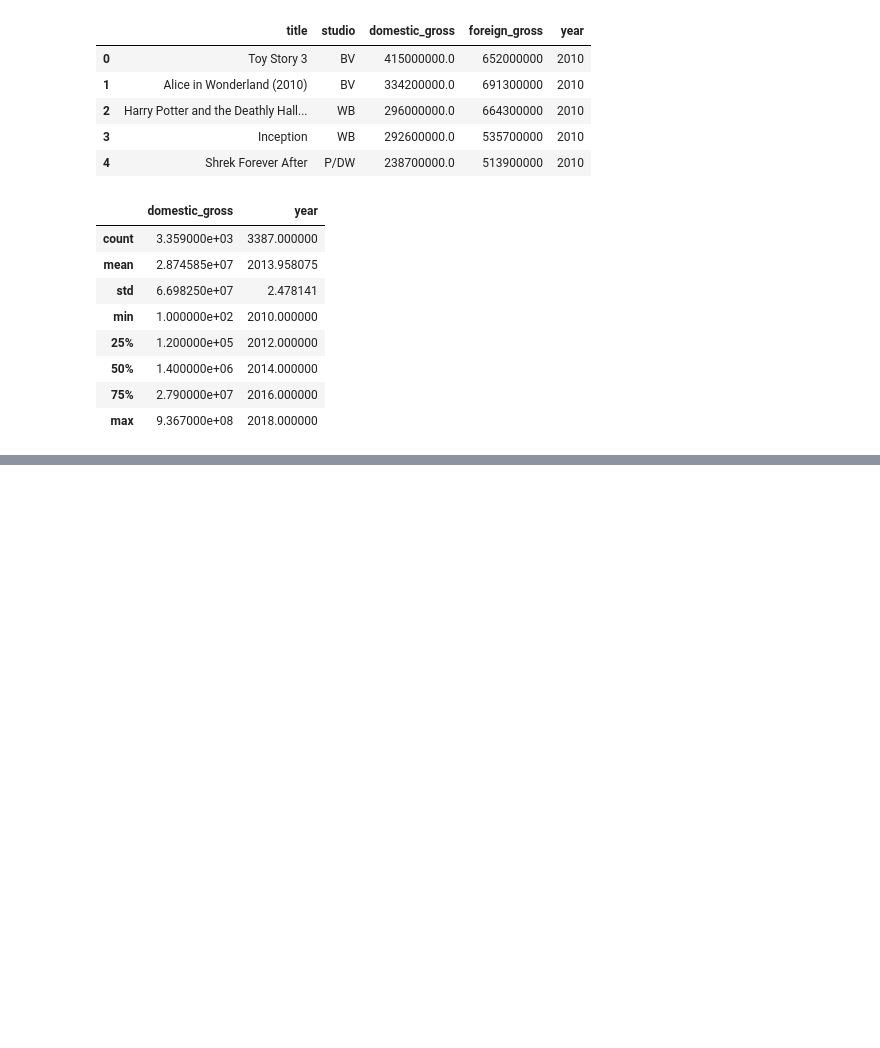
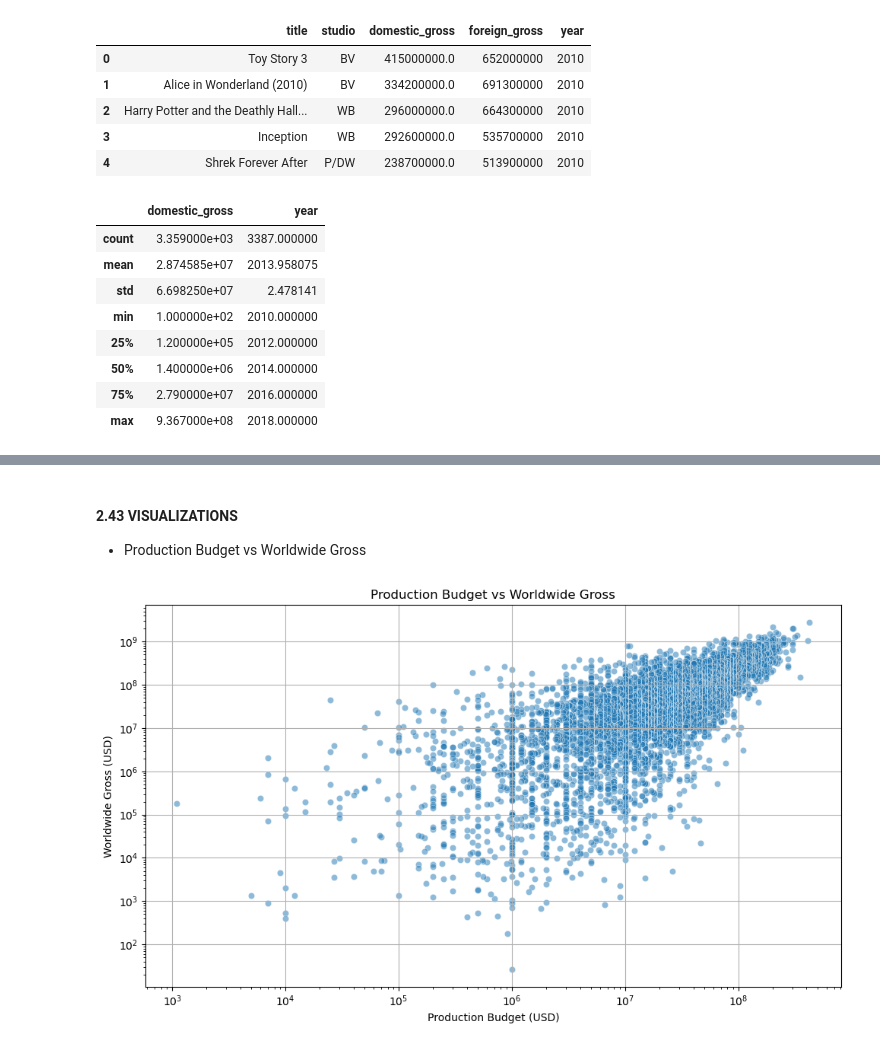
Before and after one commit to MTirop/Group3-End-of-Phase2-Project, a Jupyter notebook: notebooks/lydiah.ipynb, the cells around one changed output, grey strips where cells are left out. Saved outputs shown, nothing was run; the diff lists cells and outputs as text; code cells hidden in the pictures; blank space fills up the shorter version.

Commit message:
Exploring and understanding the nature of the data

```diff
--- a/notebooks/lydiah.ipynb
+++ b/notebooks/lydiah.ipynb
@@ -27,0 +416,4 @@ df.describe()
+# %%
+# Reading data from the tn.movie csv file
+data_loc4 =r"C:\Users\Chumba\Documents\Phase 2\Group3-End-of-Phase2-Project\zippedData\tn.movie_budgets.csv.gz"
+tnmovie_df = pd.read_csv(data_loc4, compression='gzip')
@@ -27,0 +458,16 @@ df.describe()
+# %%
+# Convert release_date to datetime
+tnmovie_df['release_date'] = pd.to_datetime(tnmovie_df['release_date'])
+
+# Function to clean currency columns
+def clean_currency(col):
+    return pd.to_numeric(col.replace(r'[\$,]', '', regex=True))
+
+# Apply to budget and gross columns
+currency_columns = ['production_budget', 'domestic_gross', 'worldwide_gross']
+for col in currency_columns:
+    tnmovie_df[col] = clean_currency(tnmovie_df[col])
+
+# Optional: Check the result
+print(tnmovie_df.dtypes)
+print(tnmovie_df.head())
@@ -27,0 +495,16 @@ df.describe()
+# %% [markdown]
+#### 2.43 VISUALIZATIONS
+* Production Budget vs Worldwide Gross
+# %%
+plt.figure(figsize=(10, 6))
+sns.scatterplot(data=tnmovie_df, x='production_budget', y='worldwide_gross', alpha=0.5)
+plt.title('Production Budget vs Worldwide Gross')
+plt.xlabel('Production Budget (USD)')
+plt.ylabel('Worldwide Gross (USD)')
+plt.xscale('log')
+plt.yscale('log')
+plt.grid(True)
+plt.tight_layout()
+plt.show()
+# %% [output]
+[figure, added]
```
Also changed, not shown: parts of 62 cells of this notebook.
